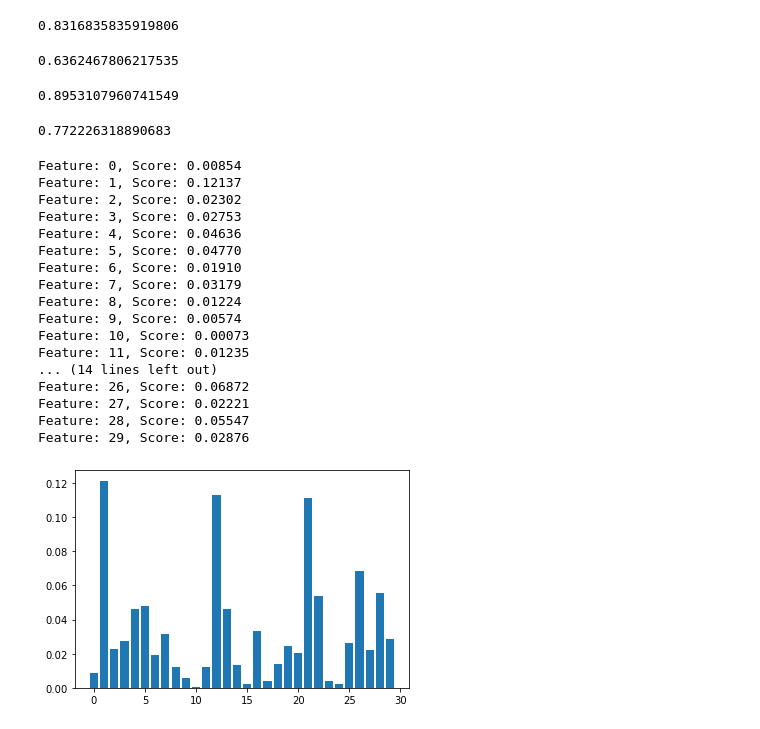
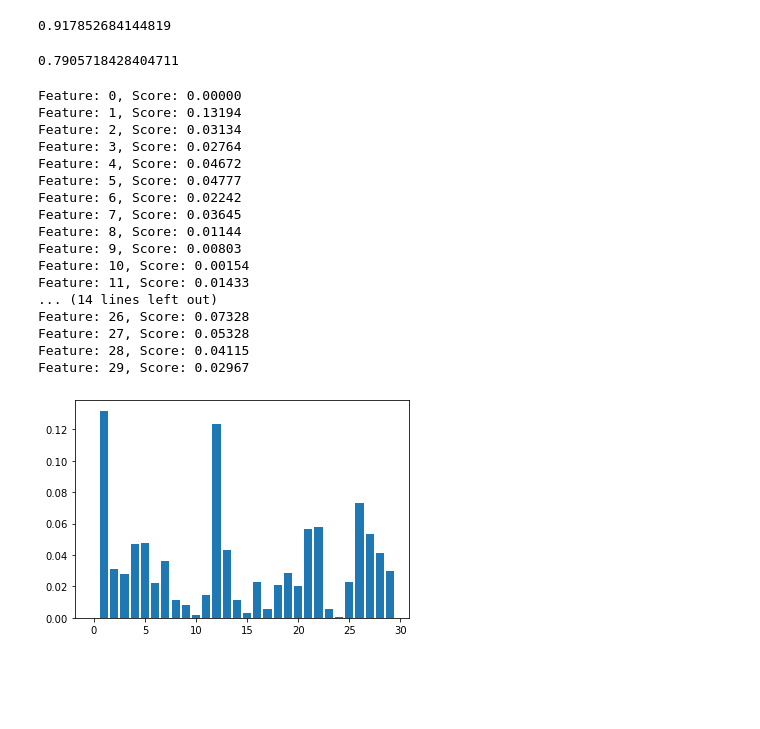
Before and after one commit to DJ1070/Hotel_Bookings, a Jupyter notebook: Hotel_Cancellation_Prediction_Hotel_Types.ipynb, the cells around one changed output. Drawn from its saved outputs; the diff is of its cells as text; code cells hidden in the pictures; blank space fills up the shorter version.

```diff
--- a/Hotel_Cancellation_Prediction_Hotel_Types.ipynb
+++ b/Hotel_Cancellation_Prediction_Hotel_Types.ipynb
@@ -263,3 +156,9 @@ y = np.array(y)
+# %%
+# Fitting for Resort Hotels
+
+X = df_resort_hotel.drop(['is_canceled', 'reservation_status', 'reservation_status_date', 'date'], axis = 1)
+y = df_resort_hotel['is_canceled']
+y = np.array(y)
 # %%
 # Scaling
 
@@ -398,15 +226,0 @@ Feature: 29, Score: 0.02479
-# %%
-# Sorting the features by importance
-
-# Turning negative into positive scores
-for i in range(len(feature_dt)):
-    if feature_dt[i]<0:
-        feature_dt[i] = feature_dt[i]*(-1)
-
-feature_dt = pd.DataFrame(feature_dt)
-feature_dt.reset_index(inplace=True)
-feature_dt.columns = ['feature', 'score']
-feature_dt['feature_name'] = X.columns
-feature_dt.sort_values(by=['score'], ascending = False, inplace=True)
-feature_dt.reset_index(drop = True, inplace = True)
-feature_dt
@@ -447,13 +244,9 @@ clf_report_knn = classification_report(y_test, model_knn_prediction)
 print(f"Accuracy Score of Ada Boost Classifier is : {accuracy_knn}")
 print(f"Confusion Matrix : \n{conf_knn}")
 print(f"Classification Report : \n{clf_report_knn}")
-# %% [output]
-0.8316835835919806
 # %%
 kappa_knn = cohen_kappa_score(y_test, model_knn_prediction)
 kappa_knn
-# %% [output]
-0.6362467806217535
 # %%
 # Random Forest
 model_rf = RandomForestClassifier(n_estimators=800).fit(X_train, y_train)
@@ -461,47 +254,44 @@ model_rf_prediction = model_rf.predict(X_test)
 version_rf = accuracy_score(y_test, model_rf_prediction)
 version_rf
 # %% [output]
-0.8953107960741549
+0.917852684144819
 # %%
 kappa_rf = cohen_kappa_score(y_test, model_rf_prediction)
 kappa_rf
 # %% [output]
-0.772226318890683
+0.7905718428404711
 # %%
 #Feature Importance
-
-feature_rf = []
 
 # get importance
 
 importance = model_rf.feature_importances_
 
 # summarize feature importance
 
 for i,v in enumerate(importance):
-	feature_rf.append(v)	# This will be used later to predict the cancellation rate only for the top 15 features
 	print('Feature: %0d, Score: %.5f' % (i,v))
 
 # plot feature importance
 
 plt.bar([x for x in range(len(importance))], importance)
 plt.show()
 # %% [output]
-Feature: 0, Score: 0.00854
-Feature: 1, Score: 0.12137
-Feature: 2, Score: 0.02302
-Feature: 3, Score: 0.02753
-Feature: 4, Score: 0.04636
-Feature: 5, Score: 0.04770
-Feature: 6, Score: 0.01910
-Feature: 7, Score: 0.03179
-Feature: 8, Score: 0.01224
-Feature: 9, Score: 0.00574
-Feature: 10, Score: 0.00073
-Feature: 11, Score: 0.01235
+Feature: 0, Score: 0.00000
+Feature: 1, Score: 0.13194
+Feature: 2, Score: 0.03134
+Feature: 3, Score: 0.02764
+Feature: 4, Score: 0.04672
+Feature: 5, Score: 0.04777
+Feature: 6, Score: 0.02242
+Feature: 7, Score: 0.03645
+Feature: 8, Score: 0.01144
+Feature: 9, Score: 0.00803
+Feature: 10, Score: 0.00154
+Feature: 11, Score: 0.01433
 ... (14 lines left out)
-Feature: 26, Score: 0.06872
-Feature: 27, Score: 0.02221
-Feature: 28, Score: 0.05547
-Feature: 29, Score: 0.02876
+Feature: 26, Score: 0.07328
+Feature: 27, Score: 0.05328
+Feature: 28, Score: 0.04115
+Feature: 29, Score: 0.02967
-[figure, old version]
+[figure, new version]
```
Also changed, not shown: parts of 51 cells of this notebook, 6 other files.
